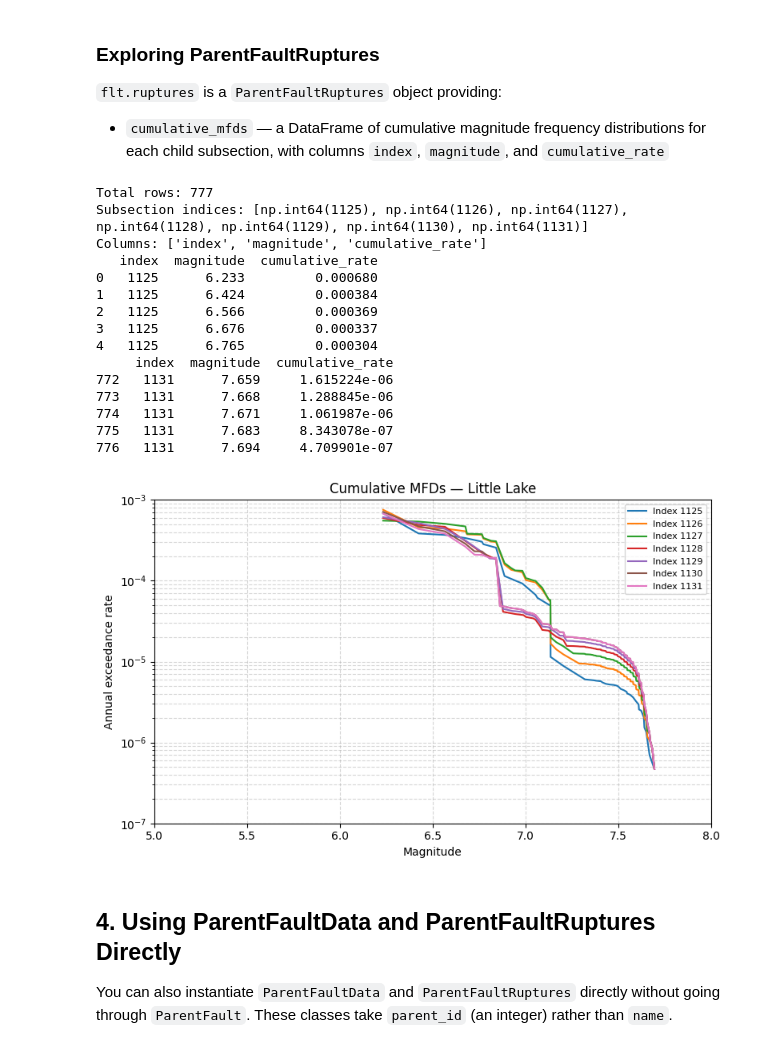
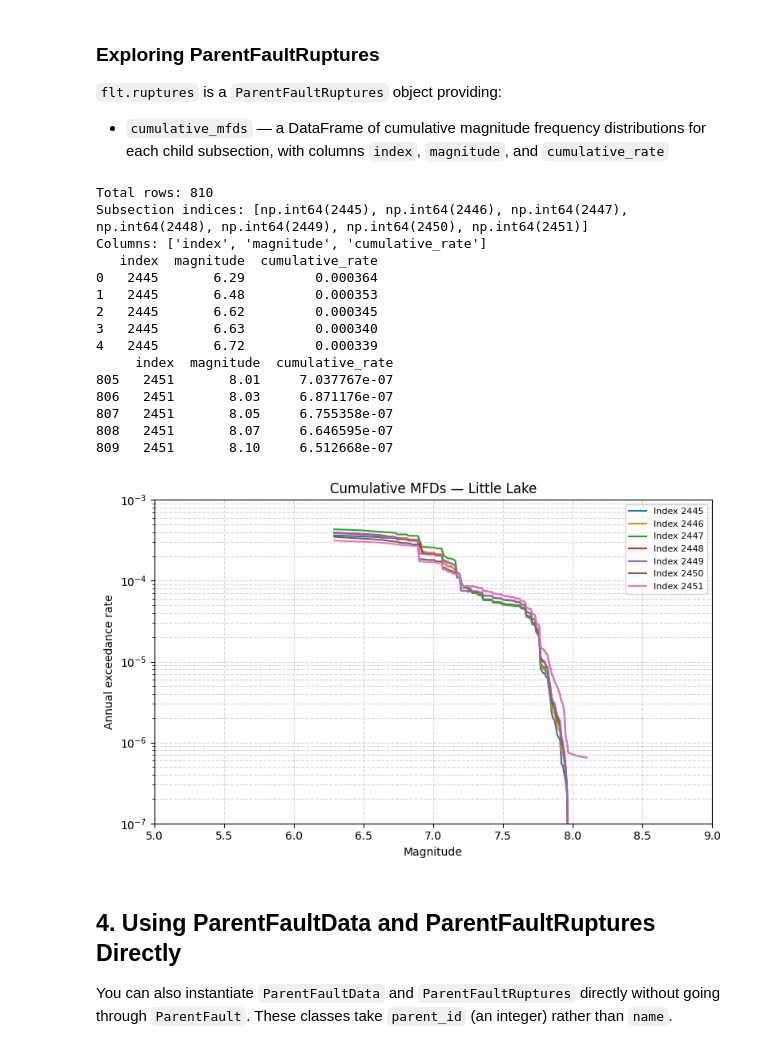
Before and after one commit to asarmy/parserf, a Jupyter notebook: examples/parent_fault_demo.ipynb, the cells around one changed output. Cells and saved outputs as stored; diff of their text form; code cells hidden in the pictures.

Commit message:
Update parent fault notebook to use 2023 model for comparisons to USGS data plots.

```diff
--- a/examples/parent_fault_demo.ipynb
+++ b/examples/parent_fault_demo.ipynb
@@ -31,6 +31,6 @@ Available fault models:
 - `FaultModel.NSHMP_2023` — USGS NSHM CONUS v6.0.0
 # %%
 # Load the UCERF3 fault model 3.1 dataset
-dataset = FaultModelDataset(FaultModel.UCERF3_31)
+dataset = FaultModelDataset(FaultModel.NSHMP_2023)
 print("Dataset loaded:", dataset)
 # %% [output]
@@ -172,36 +173,36 @@ print(f"Columns: {list(mfds.columns)}")
 print(mfds.head(5))
 print(mfds.tail(5))
 # %% [output]
-Total rows: 777
-Subsection indices: [np.int64(1125), np.int64(1126), np.int64(1127), np.int64(1128), np.int64(1129), np.int64(1130), np.int64(1131)]
+Total rows: 810
+Subsection indices: [np.int64(2445), np.int64(2446), np.int64(2447), np.int64(2448), np.int64(2449), np.int64(2450), np.int64(2451)]
 Columns: ['index', 'magnitude', 'cumulative_rate']
    index  magnitude  cumulative_rate
-0   1125      6.233         0.000680
-1   1125      6.424         0.000384
-2   1125      6.566         0.000369
-3   1125      6.676         0.000337
-4   1125      6.765         0.000304
+0   2445       6.29         0.000364
+1   2445       6.48         0.000353
+2   2445       6.62         0.000345
+3   2445       6.63         0.000340
+4   2445       6.72         0.000339
      index  magnitude  cumulative_rate
-772   1131      7.659     1.615224e-06
-773   1131      7.668     1.288845e-06
-774   1131      7.671     1.061987e-06
-775   1131      7.683     8.343078e-07
-776   1131      7.694     4.709901e-07
+805   2451       8.01     7.037767e-07
+806   2451       8.03     6.871176e-07
+807   2451       8.05     6.755358e-07
+808   2451       8.07     6.646595e-07
+809   2451       8.10     6.512668e-07
 # %%
 # Plot cumulative MFD for each subsection
 fig, ax = plt.subplots(figsize=(8, 5))
 for idx, group in mfds.groupby("index"):
     ax.semilogy(group["magnitude"], group["cumulative_rate"], linewidth=1.5, label=f"Index {idx}")
 ax.set_xlabel("Magnitude")
 ax.set_ylabel("Annual exceedance rate")
 ax.set_title(f"Cumulative MFDs — {flt.data.name}")
-ax.set(xlim=(5, 8), ylim=(1e-7, 1e-3))
+ax.set(xlim=(5, 9), ylim=(1e-7, 1e-3))
 ax.legend(fontsize=8)
 ax.grid(True, which="both", linestyle="--", alpha=0.5)
 plt.tight_layout()
 plt.show()
 # %% [output]
-[figure, old version]
+[figure, new version]
 # %% [markdown]
 ## 4. Using ParentFaultData and ParentFaultRuptures Directly
 
```
Also changed, not shown: parts of 9 cells of this notebook, 1 other file.
